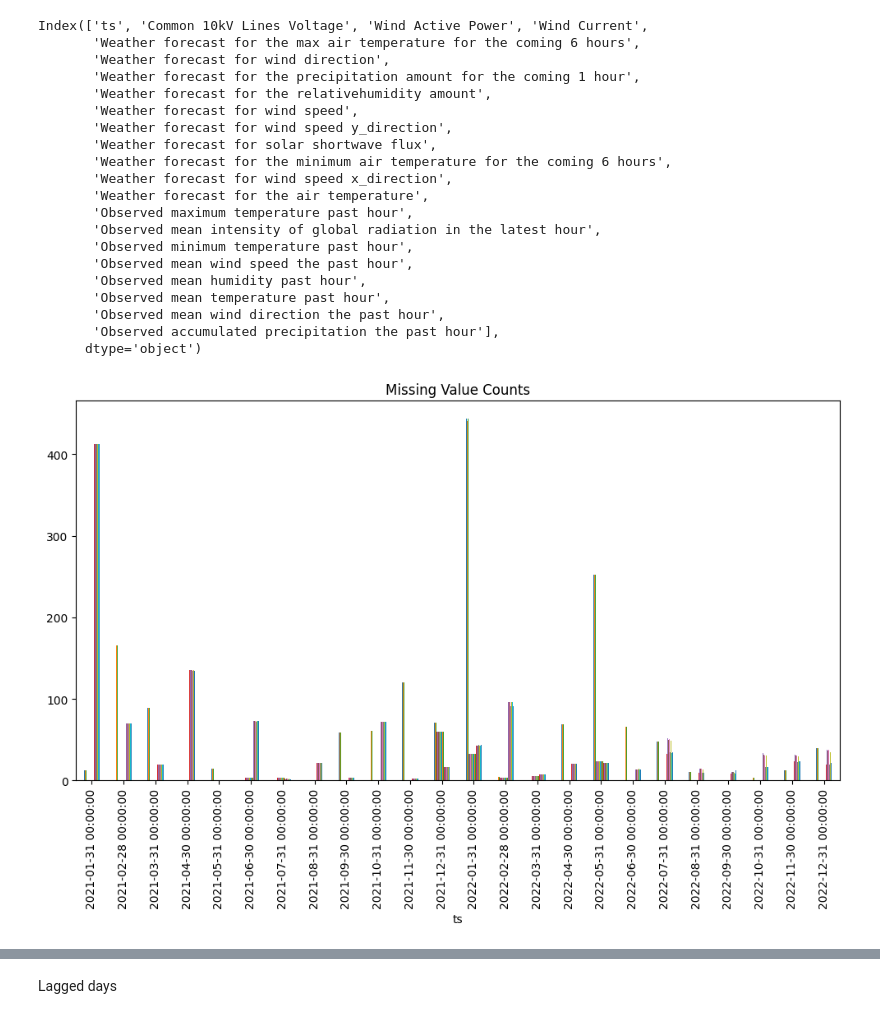
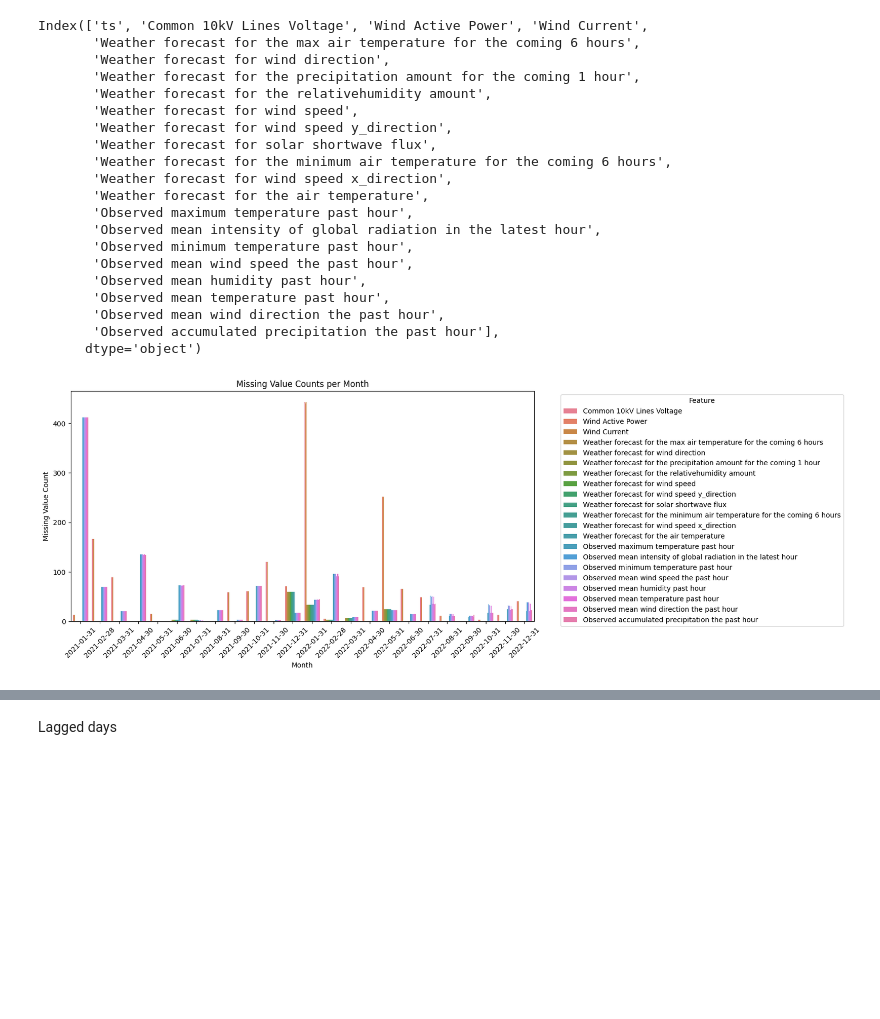
Before and after one commit to Max-f123/Machine_Learning_in_Energy_Systems, a Jupyter notebook: Test 21.ipynb, the cells around one changed output, grey strips where cells are left out. Drawn from its saved outputs; the diff is of its cells as text; code cells hidden in the pictures; blank space fills up the shorter version.

```diff
--- a/Test 21.ipynb
+++ b/Test 21.ipynb
@@ -151,18 +132,25 @@ Index(['ts', 'Common 10kV Lines Voltage', 'Wind Active Power', 'Wind Current',
        'Observed mean wind direction the past hour',
        'Observed accumulated precipitation the past hour'],
       dtype='object')
-# %%
-# Resample the data by periods and count missing values
-# Set ts as index
-data = data.set_index('ts')
-missing_per_day = data.isnull().resample('M').sum()
-# Reset index
-data = data.reset_index()
-
-# Plot
-missing_per_day.plot(kind='bar', figsize=(12, 6))
-plt.title("Missing Value Counts")
-plt.gca().get_legend().remove()
-plt.show()
-# %% [output]
-[figure, removed]
+# %%
+# Resample the data by months ('M') and count missing values for each period
+data = data.set_index('ts')
+missing_per_month = data.isnull().resample('M').sum()
+# Reset
+data = data.reset_index()
+
+# Convert the resampled data into a long-form dataframe for easier plotting with Seaborn
+missing_per_month_long = missing_per_month.reset_index().melt(id_vars='ts', var_name='Feature', value_name='Missing Count')
+
+# Create the seaborn barplot
+plt.figure(figsize=(12, 6))
+sns.barplot(x='ts', y='Missing Count', hue='Feature', data=missing_per_month_long)
+plt.xticks(rotation=45)
+plt.title('Missing Value Counts per Month')
+plt.xlabel('Month')
+plt.ylabel('Missing Value Count')
+plt.legend(title='Feature', bbox_to_anchor=(1.05, 1), loc='upper left')
+
+plt.show()
+# %% [output]
+[figure, added]
```
Also changed, not shown: parts of 24 cells of this notebook.
